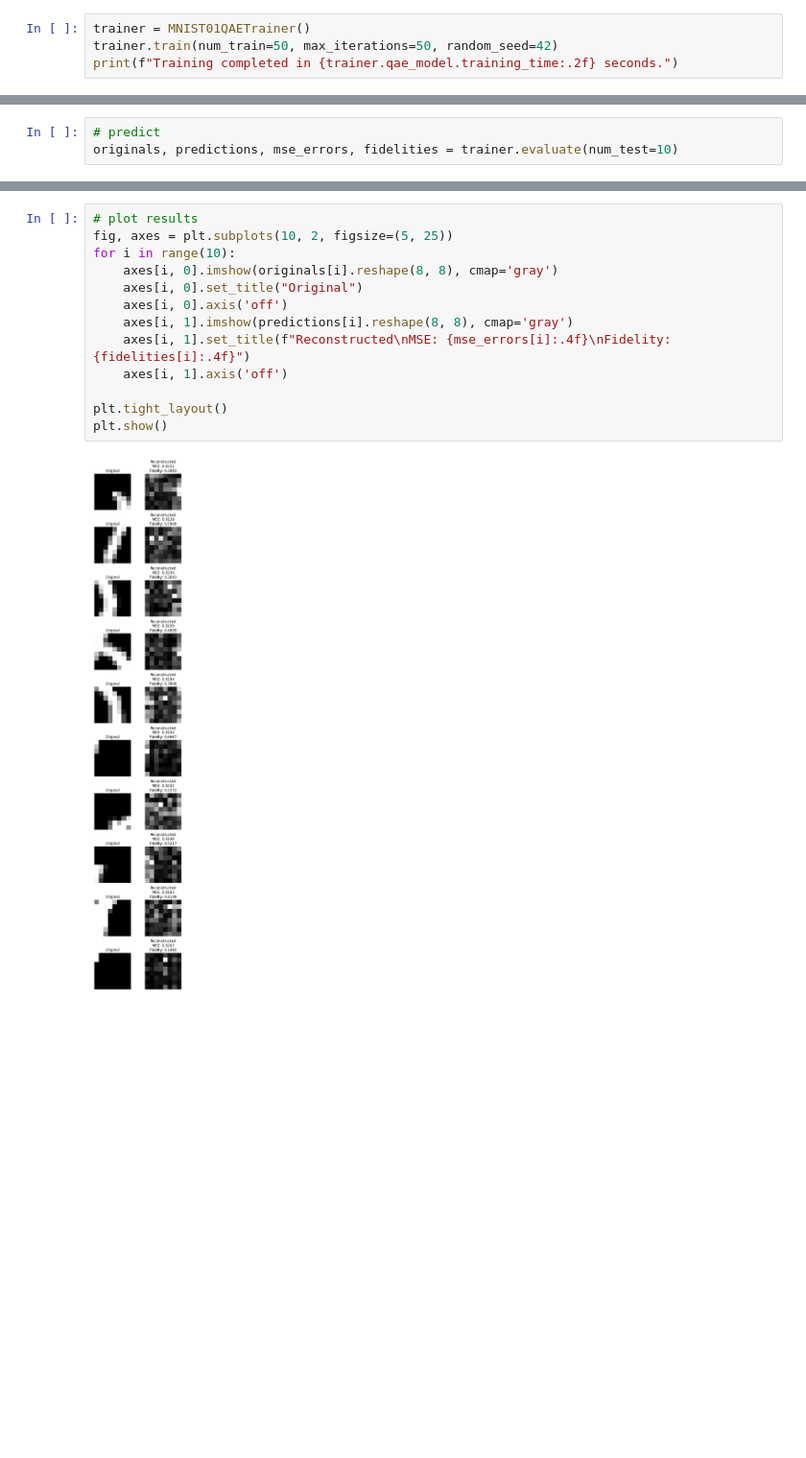
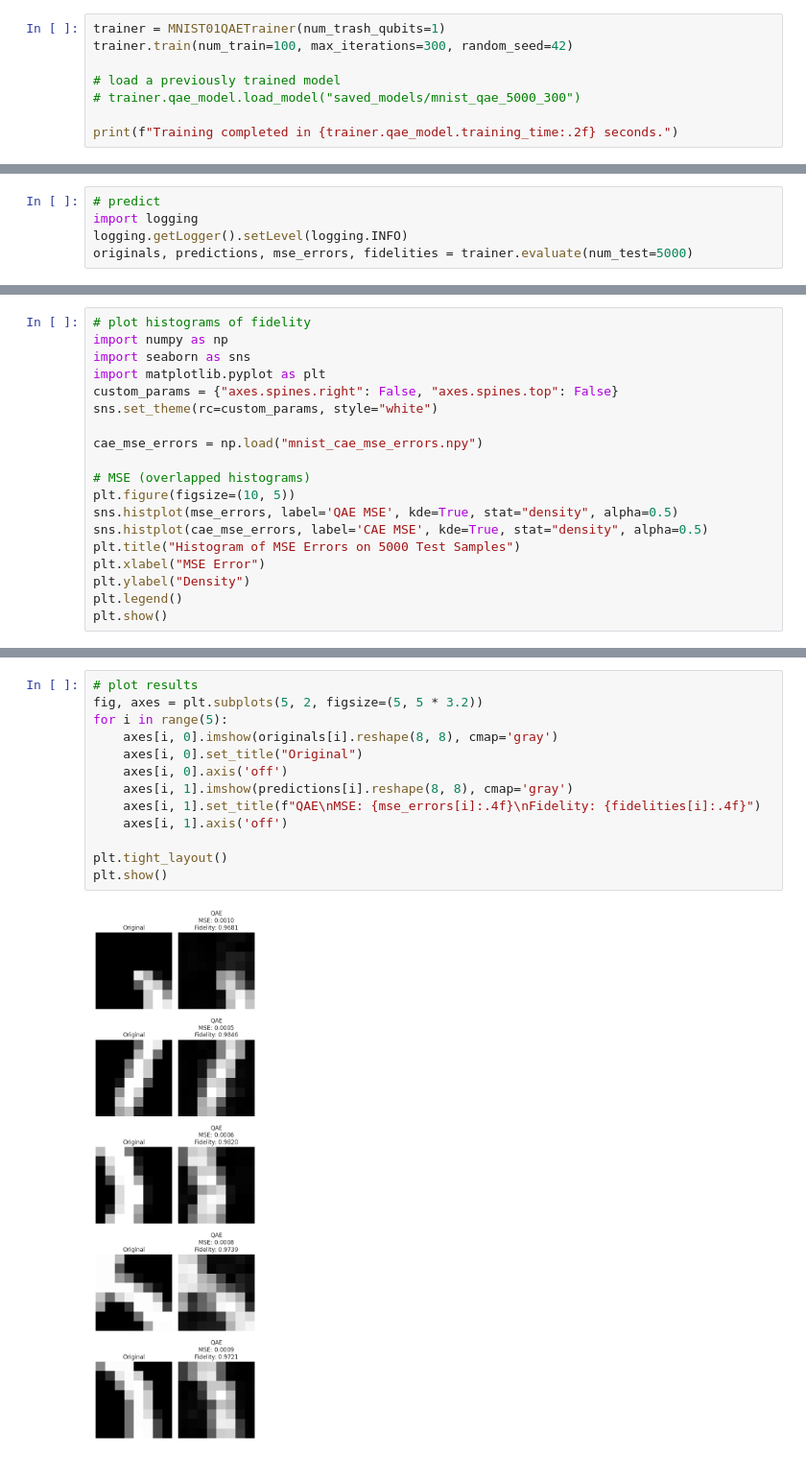
Before and after one commit to pijner/QuantumAutoencode, a Jupyter notebook: notebooks/mnist_qae_trainer_test.ipynb, the cells around one changed output, grey strips where cells are left out. Shown at 96% size. Cells and saved outputs as stored; diff of their text form; blank space fills up the shorter version.

```diff
--- a/notebooks/mnist_qae_trainer_test.ipynb
+++ b/notebooks/mnist_qae_trainer_test.ipynb
@@ -12,5 +7,9 @@ To enable the following instructions: AVX2 AVX512F AVX512_VNNI AVX512_BF16 AVX_V
 # %%
-trainer = MNIST01QAETrainer()
-trainer.train(num_train=50, max_iterations=50, random_seed=42)
+trainer = MNIST01QAETrainer(num_trash_qubits=1)
+trainer.train(num_train=100, max_iterations=300, random_seed=42)
+
+# load a previously trained model
+# trainer.qae_model.load_model("saved_models/mnist_qae_5000_300")
+
 print(f"Training completed in {trainer.qae_model.training_time:.2f} seconds.")
 # %% [output]
@@ -32,3 +37,5 @@ plt.show()
 # %%
 # predict
-originals, predictions, mse_errors, fidelities = trainer.evaluate(num_test=10)
+import logging
+logging.getLogger().setLevel(logging.INFO)
+originals, predictions, mse_errors, fidelities = trainer.evaluate(num_test=5000)
@@ -34,0 +101,19 @@ originals, predictions, mse_errors, fidelities = trainer.evaluate(num_test=10)
+# %%
+# plot histograms of fidelity
+import numpy as np
+import seaborn as sns
+import matplotlib.pyplot as plt
+custom_params = {"axes.spines.right": False, "axes.spines.top": False}
+sns.set_theme(rc=custom_params, style="white")
+
+cae_mse_errors = np.load("mnist_cae_mse_errors.npy")
+
+# MSE (overlapped histograms)
+plt.figure(figsize=(10, 5))
+sns.histplot(mse_errors, label='QAE MSE', kde=True, stat="density", alpha=0.5)
+sns.histplot(cae_mse_errors, label='CAE MSE', kde=True, stat="density", alpha=0.5)
+plt.title("Histogram of MSE Errors on 5000 Test Samples")
+plt.xlabel("MSE Error")
+plt.ylabel("Density")
+plt.legend()
+plt.show()
@@ -35,15 +122,15 @@ originals, predictions, mse_errors, fidelities = trainer.evaluate(num_test=10)
 # %%
 # plot results
-fig, axes = plt.subplots(10, 2, figsize=(5, 25))
-for i in range(10):
+fig, axes = plt.subplots(5, 2, figsize=(5, 5 * 3.2))
+for i in range(5):
     axes[i, 0].imshow(originals[i].reshape(8, 8), cmap='gray')
     axes[i, 0].set_title("Original")
     axes[i, 0].axis('off')
     axes[i, 1].imshow(predictions[i].reshape(8, 8), cmap='gray')
-    axes[i, 1].set_title(f"Reconstructed\nMSE: {mse_errors[i]:.4f}\nFidelity: {fidelities[i]:.4f}")
+    axes[i, 1].set_title(f"QAE\nMSE: {mse_errors[i]:.4f}\nFidelity: {fidelities[i]:.4f}")
     axes[i, 1].axis('off')
 
 plt.tight_layout()
 plt.show()
 # %% [output]
-[figure, old version]
+[figure, new version]
```
Also changed, not shown: parts of 7 cells of this notebook, 4 other files.
